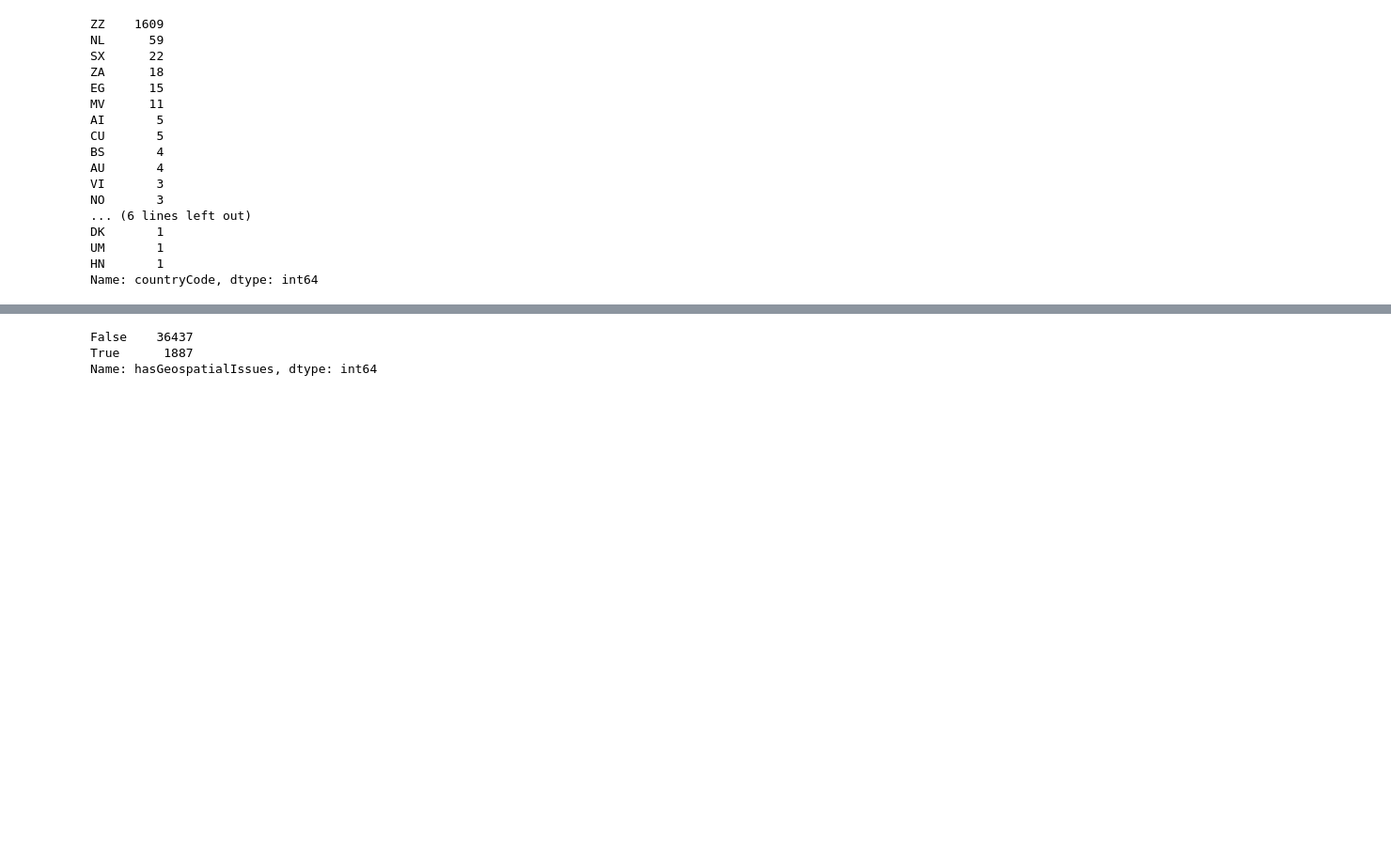
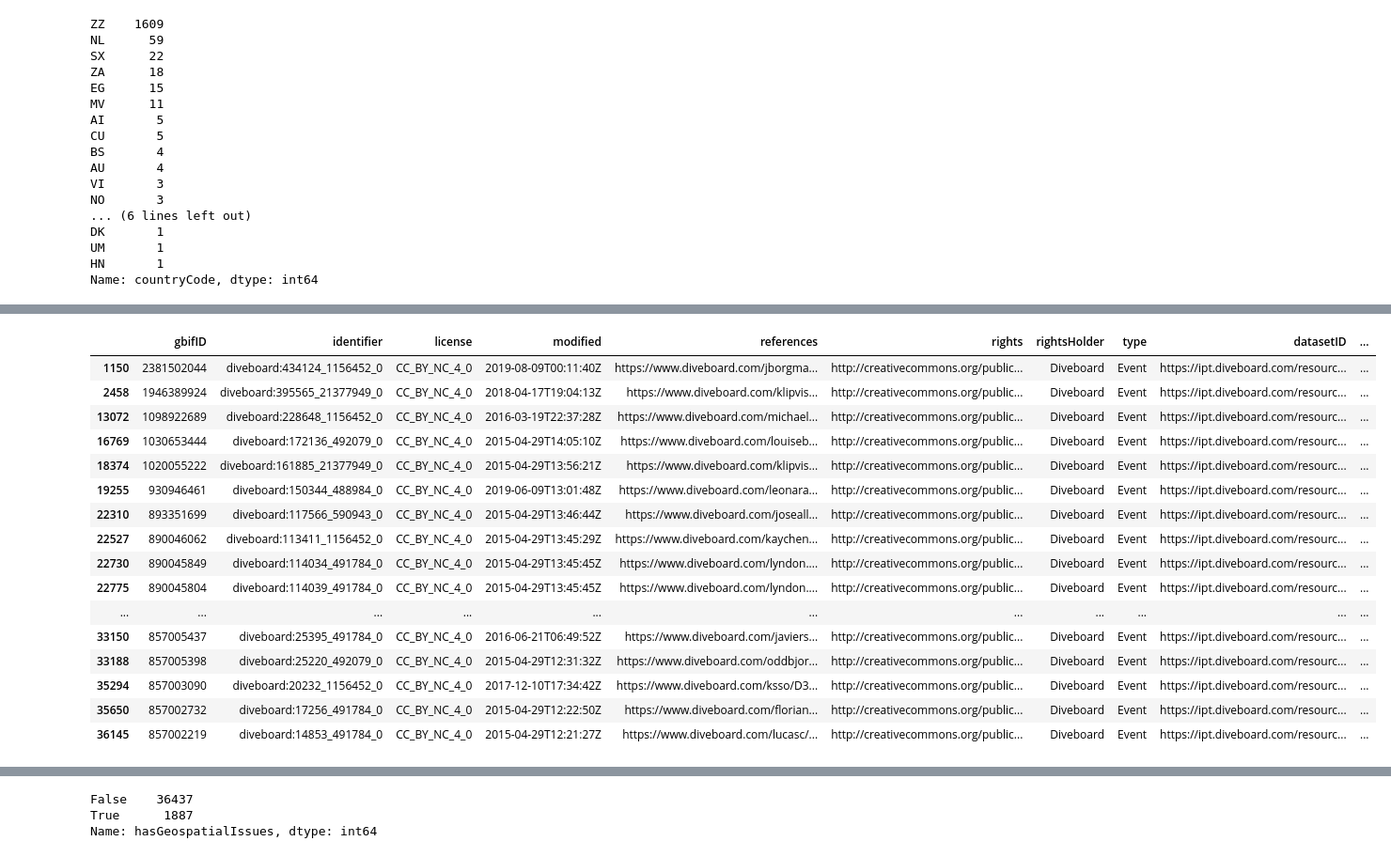
Before and after one commit to epi2k2/marine_life_forecast, a Jupyter notebook: data_analysis_v.01.ipynb, the cells around one changed output, grey strips where cells are left out. Shown: that part at 94% size. Saved outputs shown, nothing was run; the diff lists cells and outputs as text; code cells hidden in the pictures; blank space fills up the shorter version.

```diff
--- a/data_analysis_v.01.ipynb
+++ b/data_analysis_v.01.ipynb
@@ -136,0 +180,20 @@ Name: countryCode, dtype: int64
+# %%
+df[df['issue'].str.contains('TAXON_MATCH_HIGHERRANK')]
+# %% [output]
+|  | gbifID | identifier | license | modified | references | rights | rightsHolder | type | datasetID | ... |
+| 1150 | 2381502044 | diveboard:434124_1156452_0 | CC_BY_NC_4_0 | 2019-08-09T00:11:40Z | https://www.diveboard.com/jborgma... | http://creativecommons.org/public... | Diveboard | Event | https://ipt.diveboard.com/resourc... | ... |
+| 2458 | 1946389924 | diveboard:395565_21377949_0 | CC_BY_NC_4_0 | 2018-04-17T19:04:13Z | https://www.diveboard.com/klipvis... | http://creativecommons.org/public... | Diveboard | Event | https://ipt.diveboard.com/resourc... | ... |
+| 13072 | 1098922689 | diveboard:228648_1156452_0 | CC_BY_NC_4_0 | 2016-03-19T22:37:28Z | https://www.diveboard.com/michael... | http://creativecommons.org/public... | Diveboard | Event | https://ipt.diveboard.com/resourc... | ... |
+| 16769 | 1030653444 | diveboard:172136_492079_0 | CC_BY_NC_4_0 | 2015-04-29T14:05:10Z | https://www.diveboard.com/louiseb... | http://creativecommons.org/public... | Diveboard | Event | https://ipt.diveboard.com/resourc... | ... |
+| 18374 | 1020055222 | diveboard:161885_21377949_0 | CC_BY_NC_4_0 | 2015-04-29T13:56:21Z | https://www.diveboard.com/klipvis... | http://creativecommons.org/public... | Diveboard | Event | https://ipt.diveboard.com/resourc... | ... |
+| 19255 | 930946461 | diveboard:150344_488984_0 | CC_BY_NC_4_0 | 2019-06-09T13:01:48Z | https://www.diveboard.com/leonara... | http://creativecommons.org/public... | Diveboard | Event | https://ipt.diveboard.com/resourc... | ... |
+| 22310 | 893351699 | diveboard:117566_590943_0 | CC_BY_NC_4_0 | 2015-04-29T13:46:44Z | https://www.diveboard.com/joseall... | http://creativecommons.org/public... | Diveboard | Event | https://ipt.diveboard.com/resourc... | ... |
+| 22527 | 890046062 | diveboard:113411_1156452_0 | CC_BY_NC_4_0 | 2015-04-29T13:45:29Z | https://www.diveboard.com/kaychen... | http://creativecommons.org/public... | Diveboard | Event | https://ipt.diveboard.com/resourc... | ... |
+| 22730 | 890045849 | diveboard:114034_491784_0 | CC_BY_NC_4_0 | 2015-04-29T13:45:45Z | https://www.diveboard.com/lyndon.... | http://creativecommons.org/public... | Diveboard | Event | https://ipt.diveboard.com/resourc... | ... |
+| 22775 | 890045804 | diveboard:114039_491784_0 | CC_BY_NC_4_0 | 2015-04-29T13:45:45Z | https://www.diveboard.com/lyndon.... | http://creativecommons.org/public... | Diveboard | Event | https://ipt.diveboard.com/resourc... | ... |
+| ... | ... | ... | ... | ... | ... | ... | ... | ... | ... | ... |
+| 33150 | 857005437 | diveboard:25395_491784_0 | CC_BY_NC_4_0 | 2016-06-21T06:49:52Z | https://www.diveboard.com/javiers... | http://creativecommons.org/public... | Diveboard | Event | https://ipt.diveboard.com/resourc... | ... |
+| 33188 | 857005398 | diveboard:25220_492079_0 | CC_BY_NC_4_0 | 2015-04-29T12:31:32Z | https://www.diveboard.com/oddbjor... | http://creativecommons.org/public... | Diveboard | Event | https://ipt.diveboard.com/resourc... | ... |
+| 35294 | 857003090 | diveboard:20232_1156452_0 | CC_BY_NC_4_0 | 2017-12-10T17:34:42Z | https://www.diveboard.com/ksso/D3... | http://creativecommons.org/public... | Diveboard | Event | https://ipt.diveboard.com/resourc... | ... |
+| 35650 | 857002732 | diveboard:17256_491784_0 | CC_BY_NC_4_0 | 2015-04-29T12:22:50Z | https://www.diveboard.com/florian... | http://creativecommons.org/public... | Diveboard | Event | https://ipt.diveboard.com/resourc... | ... |
+| 36145 | 857002219 | diveboard:14853_491784_0 | CC_BY_NC_4_0 | 2015-04-29T12:21:27Z | https://www.diveboard.com/lucasc/... | http://creativecommons.org/public... | Diveboard | Event | https://ipt.diveboard.com/resourc... | ... |
```
Also changed, not shown: parts of 6 cells of this notebook.
